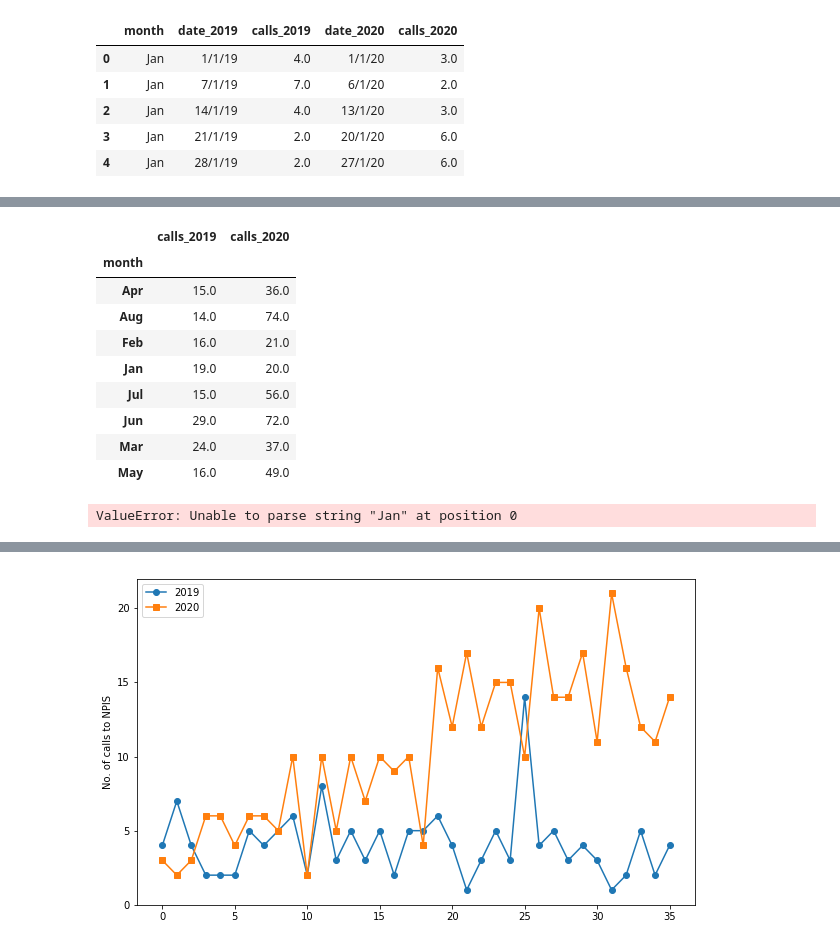
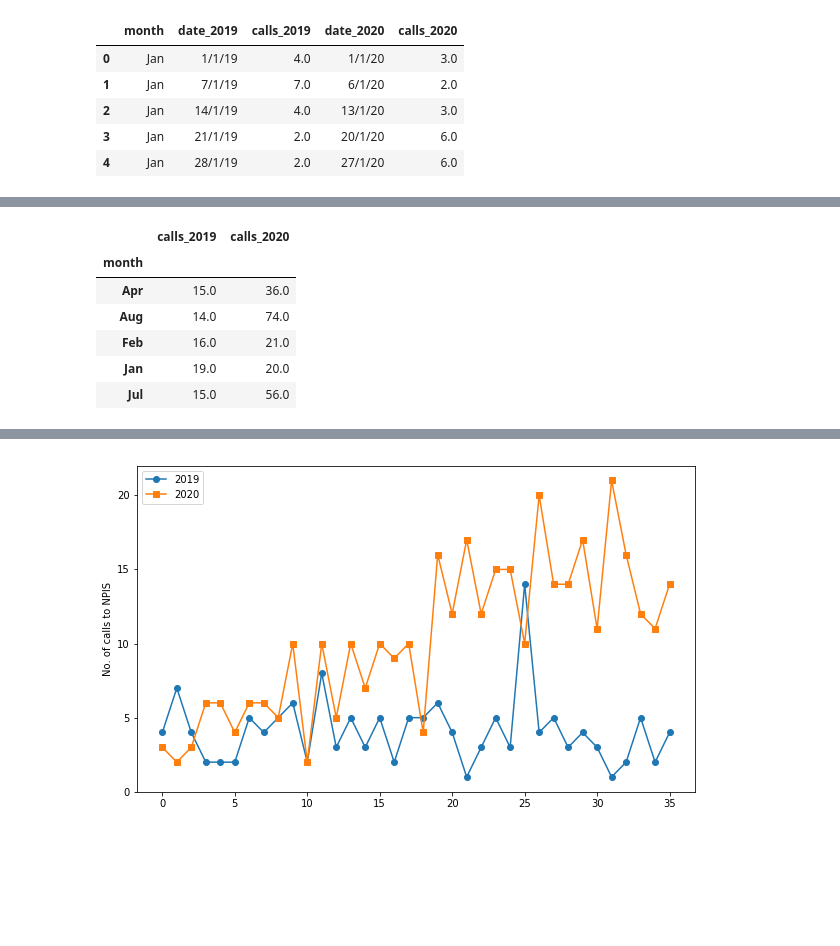
Before and after one commit to georgiarichards/georgiarichards.github.io, a Jupyter notebook: hand_sanitizer_deaths/calls_hand_san.ipynb, the cells around one changed output, grey strips where cells are left out. Drawn from its saved outputs; the diff is of its cells as text; code cells hidden in the pictures; blank space fills up the shorter version.

```diff
--- a/hand_sanitizer_deaths/calls_hand_san.ipynb
+++ b/hand_sanitizer_deaths/calls_hand_san.ipynb
@@ -12,7 +12,7 @@ import matplotlib.pyplot as plt
 %matplotlib inline
 # %%
 # import data
-df1 = pd.read_csv("/Users/georgiarichards/Desktop/Python/hand_sanitizer/calls_NPIS.csv", thousands=',')
+df1 = pd.read_csv("calls_NPIS.csv",thousands=',')
 df1.head()
 # %% [output]
 |  | month | date_2019 | calls_2019 | date_2020 | calls_2020 |
@@ -37,19 +24,11 @@ memory usage: 39.0+ KB
 # %%
-df1.groupby('month').sum()
-sort
+df2 = df1.groupby('month').sum()
+df2.head()
 # %% [output]
 |  | calls_2019 | calls_2020 |
 | month |  |  |
 | Apr | 15.0 | 36.0 |
 | Aug | 14.0 | 74.0 |
 | Feb | 16.0 | 21.0 |
 | Jan | 19.0 | 20.0 |
 | Jul | 15.0 | 56.0 |
-| Jun | 29.0 | 72.0 |
-| Mar | 24.0 | 37.0 |
-| May | 16.0 | 49.0 |
-# %%
-pd.to_numeric(df1['month'])
-df1.info()
-# %% [output]
-ValueError: Unable to parse string "Jan" at position 0
```
Also changed, not shown: parts of 9 cells of this notebook, 4 other files.
